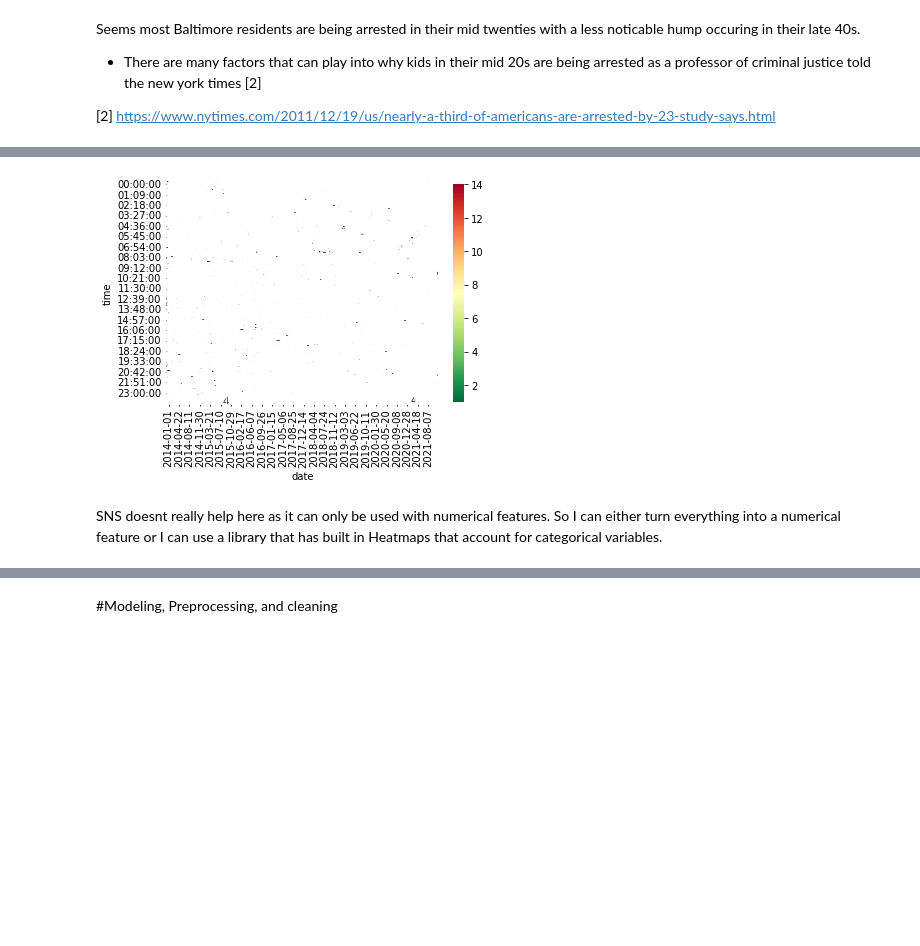
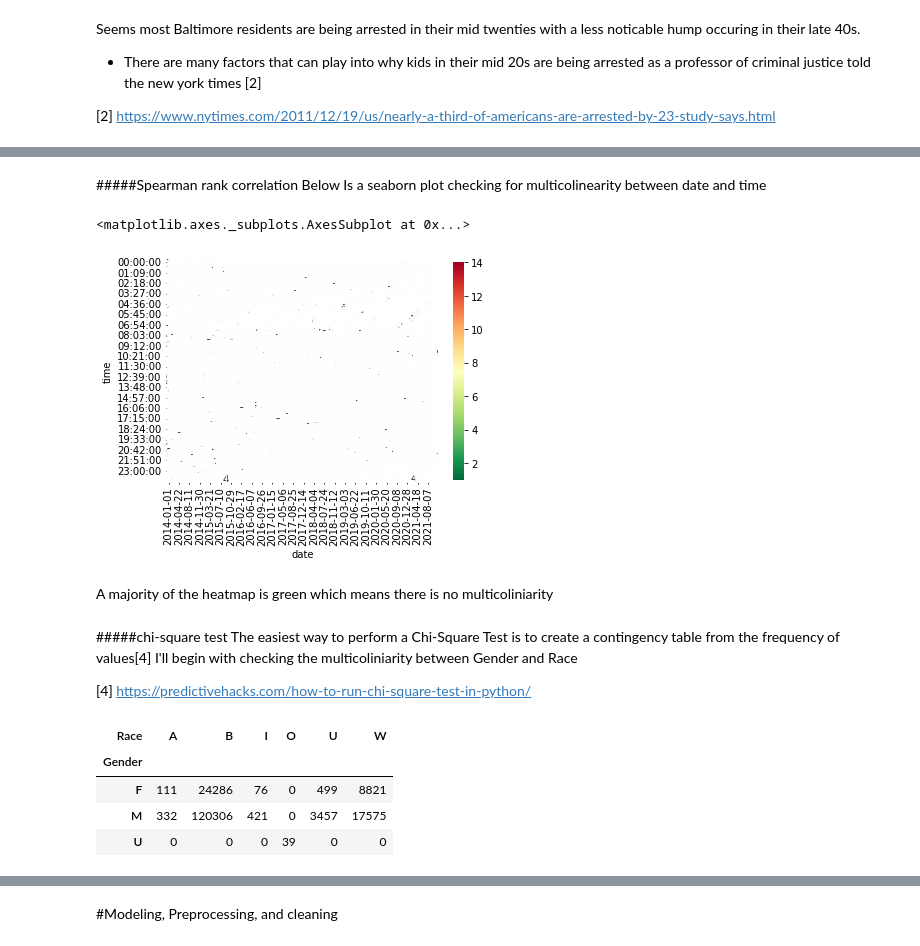
Before and after one commit to ed765super/Baltimore-Crime-Data-Visualizer, a Jupyter notebook: project.ipynb, the cells around one changed output, grey strips where cells are left out. Saved outputs shown, nothing was run; the diff lists cells and outputs as text; code cells hidden in the pictures; blank space fills up the shorter version.

```diff
--- a/project.ipynb
+++ b/project.ipynb
@@ -464,3 +484,6 @@ Next I'll check for any multicoliniarity in my data
+# %% [markdown]
+#####Spearman rank correlation
+Below Is a seaborn plot checking for multicolinearity between date and time
 # %%
 import seaborn as sns
 #Adopted from here: https://stackoverflow.com/questions/53014323/plotting-a-heatmap-with-categorical-data
@@ -469,8 +492,31 @@ bins = 'time'
 Firm = 'Age'
 grouped = dfConverted.groupby([year,bins]).nunique()[Firm].reset_index([0,1])
 piv_grouped = grouped.pivot(index=bins, columns=year, values=Firm)
-sns.heatmap(piv_grouped, cmap='RdYlGn_r', linewidths=0.5, annot=True)
+sns.heatmap(piv_grouped, cmap='RdYlGn_r', annot=True)
 # %% [output]
+<matplotlib.axes._subplots.AxesSubplot at 0x...>
 [figure]
-# %% [markdown]
-SNS doesnt really help here as it can only be used with numerical features. So I can either turn everything into a numerical feature or I can use a library that has built in Heatmaps that account for categorical variables.
+# %% [markdown]
+A majority of the heatmap is green which means there is no multicoliniarity
+# %% [markdown]
+#####chi-square test
+The easiest way to perform a Chi-Square Test is to create a contingency table from the frequency of values[4]
+I'll begin with checking the multicoliniarity between Gender and Race
+
+[4] https://predictivehacks.com/how-to-run-chi-square-test-in-python/
+# %%
+import pandas as pd
+import numpy as np
+from scipy.stats import chi2_contingency
+
+import seaborn as sns
+import matplotlib.pyplot as plt
+%matplotlib inline
+contigency= pd.crosstab(dfConverted['Gender'], dfConverted['Race'])
+contigency
+# %% [output]
+| Race | A | B | I | O | U | W |
+| Gender |  |  |  |  |  |  |
+| F | 111 | 24286 | 76 | 0 | 499 | 8821 |
+| M | 332 | 120306 | 421 | 0 | 3457 | 17575 |
+| U | 0 | 0 | 0 | 39 | 0 | 0 |
```
Also changed, not shown: parts of 11 cells of this notebook.
